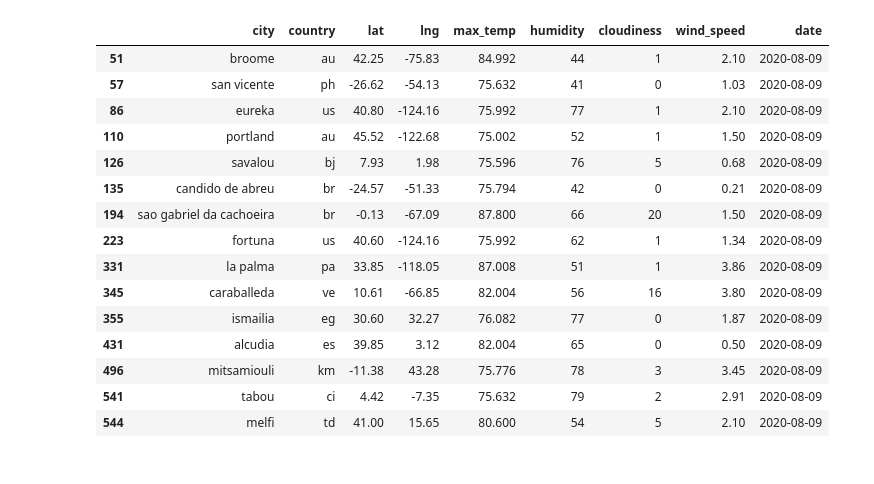
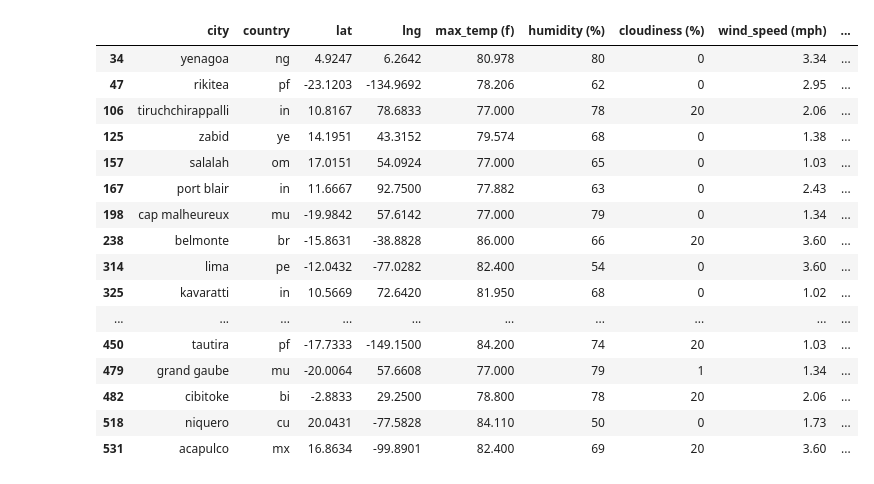
Before and after one commit to anPerger/Python_weather, a Jupyter notebook: python_vacation/vacation_py.ipynb, the cells around one changed output. Saved outputs shown, nothing was run; the diff lists cells and outputs as text; code cells hidden in the pictures.

```diff
--- a/python_vacation/vacation_py.ipynb
+++ b/python_vacation/vacation_py.ipynb
@@ -45,30 +47,32 @@ fig
 # %% [output]
 [interactive output not drawn]
 # %%
-best_cities = weather_data[weather_data["max_temp"] <= 90]
-best_cities = best_cities[best_cities["max_temp"] >= 75]
-best_cities = best_cities[best_cities["humidity"] <= 80]
-best_cities = best_cities[best_cities["humidity"] >= 40]
-best_cities = best_cities[best_cities["cloudiness"] <= 20]
-best_cities = best_cities[best_cities["wind_speed"] < 4]
+# Selecting for ideal conditions, personalized to indivual's specifications to create short list of travel destinations
+best_cities = weather_data[weather_data["max_temp (f)"] <= 90]
+best_cities = best_cities[best_cities["max_temp (f)"] >= 75]
+best_cities = best_cities[best_cities["humidity (%)"] <= 80]
+best_cities = best_cities[best_cities["humidity (%)"] >= 40]
+best_cities = best_cities[best_cities["cloudiness (%)"] <= 20]
+best_cities = best_cities[best_cities["wind_speed (mph)"] < 4]
 best_cities
 # %% [output]
-|  | city | country | lat | lng | max_temp | humidity | cloudiness | wind_speed | date |
-| 51 | broome | au | 42.25 | -75.83 | 84.992 | 44 | 1 | 2.10 | 2020-08-09 |
-| 57 | san vicente | ph | -26.62 | -54.13 | 75.632 | 41 | 0 | 1.03 | 2020-08-09 |
-| 86 | eureka | us | 40.80 | -124.16 | 75.992 | 77 | 1 | 2.10 | 2020-08-09 |
-| 110 | portland | au | 45.52 | -122.68 | 75.002 | 52 | 1 | 1.50 | 2020-08-09 |
-| 126 | savalou | bj | 7.93 | 1.98 | 75.596 | 76 | 5 | 0.68 | 2020-08-09 |
-| 135 | candido de abreu | br | -24.57 | -51.33 | 75.794 | 42 | 0 | 0.21 | 2020-08-09 |
-| 194 | sao gabriel da cachoeira | br | -0.13 | -67.09 | 87.800 | 66 | 20 | 1.50 | 2020-08-09 |
-| 223 | fortuna | us | 40.60 | -124.16 | 75.992 | 62 | 1 | 1.34 | 2020-08-09 |
-| 331 | la palma | pa | 33.85 | -118.05 | 87.008 | 51 | 1 | 3.86 | 2020-08-09 |
-| 345 | caraballeda | ve | 10.61 | -66.85 | 82.004 | 56 | 16 | 3.80 | 2020-08-09 |
-| 355 | ismailia | eg | 30.60 | 32.27 | 76.082 | 77 | 0 | 1.87 | 2020-08-09 |
-| 431 | alcudia | es | 39.85 | 3.12 | 82.004 | 65 | 0 | 0.50 | 2020-08-09 |
-| 496 | mitsamiouli | km | -11.38 | 43.28 | 75.776 | 78 | 3 | 3.45 | 2020-08-09 |
-| 541 | tabou | ci | 4.42 | -7.35 | 75.632 | 79 | 2 | 2.91 | 2020-08-09 |
-| 544 | melfi | td | 41.00 | 15.65 | 80.600 | 54 | 5 | 2.10 | 2020-08-09 |
+|  | city | country | lat | lng | max_temp (f) | humidity (%) | cloudiness (%) | wind_speed (mph) | ... |
+| 34 | yenagoa | ng | 4.9247 | 6.2642 | 80.978 | 80 | 0 | 3.34 | ... |
+| 47 | rikitea | pf | -23.1203 | -134.9692 | 78.206 | 62 | 0 | 2.95 | ... |
+| 106 | tiruchchirappalli | in | 10.8167 | 78.6833 | 77.000 | 78 | 20 | 2.06 | ... |
+| 125 | zabid | ye | 14.1951 | 43.3152 | 79.574 | 68 | 0 | 1.38 | ... |
+| 157 | salalah | om | 17.0151 | 54.0924 | 77.000 | 65 | 0 | 1.03 | ... |
+| 167 | port blair | in | 11.6667 | 92.7500 | 77.882 | 63 | 0 | 2.43 | ... |
+| 198 | cap malheureux | mu | -19.9842 | 57.6142 | 77.000 | 79 | 0 | 1.34 | ... |
+| 238 | belmonte | br | -15.8631 | -38.8828 | 86.000 | 66 | 20 | 3.60 | ... |
+| 314 | lima | pe | -12.0432 | -77.0282 | 82.400 | 54 | 0 | 3.60 | ... |
+| 325 | kavaratti | in | 10.5669 | 72.6420 | 81.950 | 68 | 0 | 1.02 | ... |
+| ... | ... | ... | ... | ... | ... | ... | ... | ... | ... |
+| 450 | tautira | pf | -17.7333 | -149.1500 | 84.200 | 74 | 20 | 1.03 | ... |
+| 479 | grand gaube | mu | -20.0064 | 57.6608 | 77.000 | 79 | 1 | 1.34 | ... |
+| 482 | cibitoke | bi | -2.8833 | 29.2500 | 78.800 | 78 | 20 | 2.06 | ... |
+| 518 | niquero | cu | 20.0431 | -77.5828 | 84.110 | 50 | 0 | 1.73 | ... |
+| 531 | acapulco | mx | 16.8634 | -99.8901 | 82.400 | 69 | 20 | 3.60 | ... |
 # %%
 base_url = "https://maps.googleapis.com/maps/api/place/nearbysearch/json"
 
```
Also changed, not shown: parts of 6 cells of this notebook, 13 other files.
